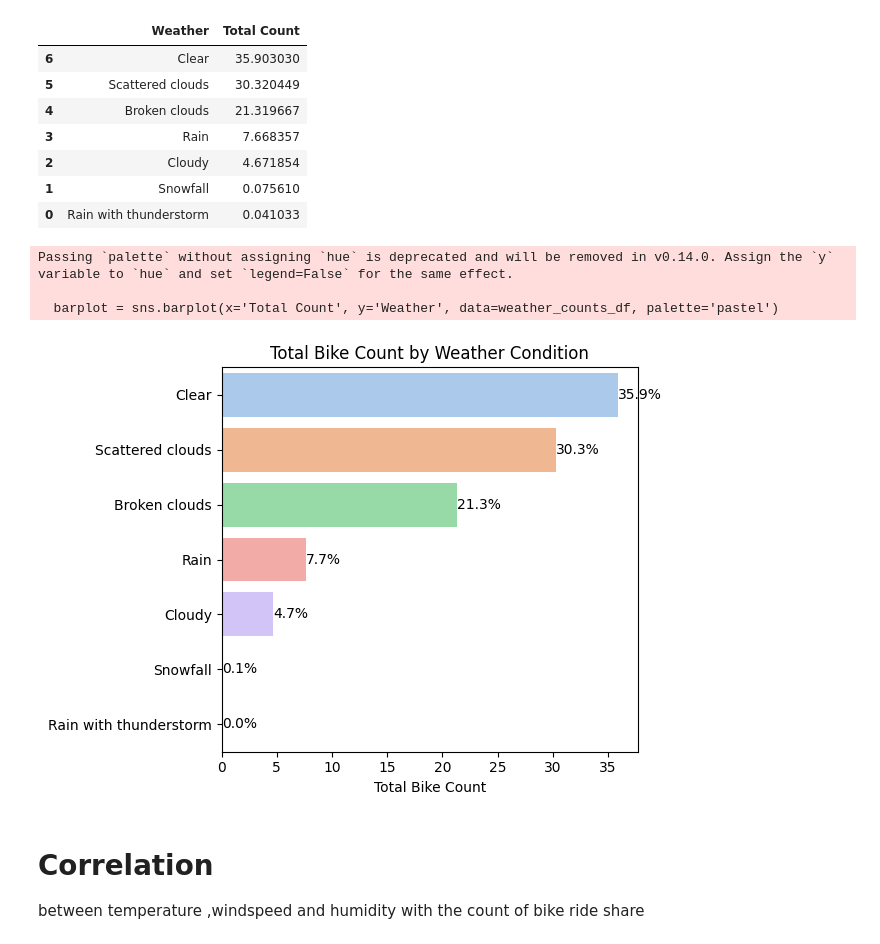
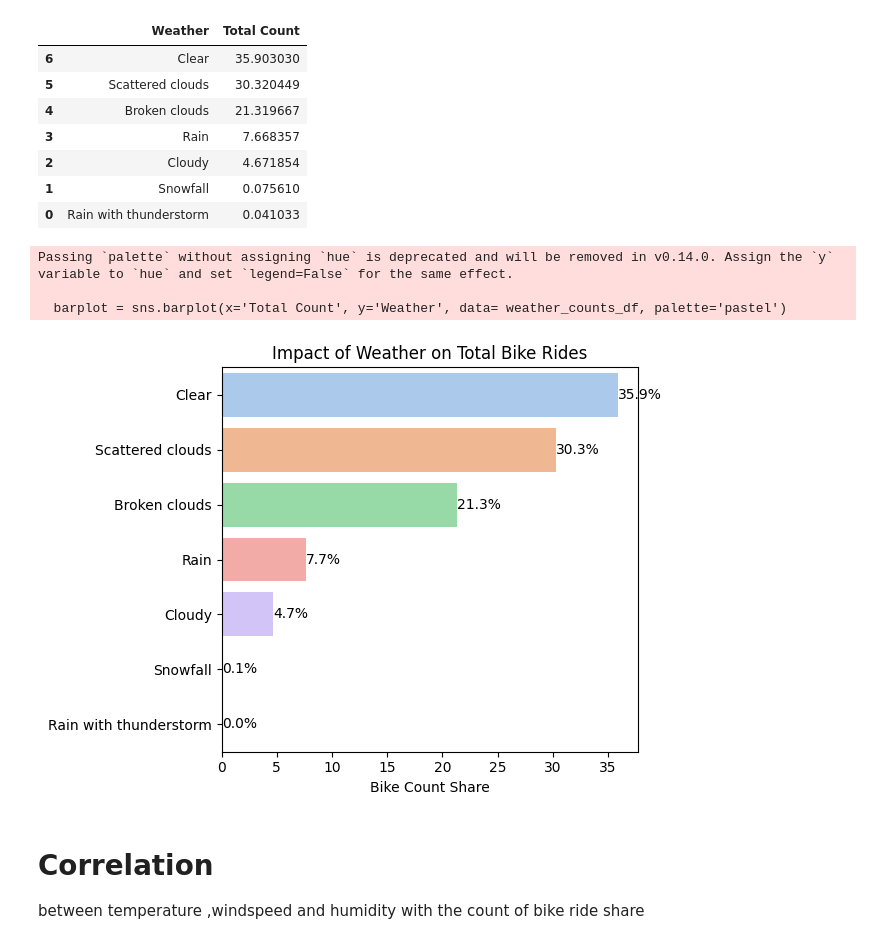
Before and after one commit to slxkv/Python_londonbike_EDA1, a Jupyter notebook: london_bike1.ipynb, the cells around one changed output. Cells and saved outputs as stored; diff of their text form; code cells hidden in the pictures.

```diff
--- a/london_bike1.ipynb
+++ b/london_bike1.ipynb
@@ -289,27 +289,27 @@ weather_counts_df
 # %%
 sns.set_style= "whitegrid"
 
 # Create a horizontal bar plot using Seaborn
 barplot = sns.barplot(x='Total Count', y='Weather', data= weather_counts_df, palette='pastel')
 
 # Add labels and title
-plt.xlabel('Total Bike Count')
+plt.xlabel('Bike Count Share')
 plt.ylabel('')
-plt.title('Total Bike Count by Weather Condition')
+plt.title('Impact of Weather on Total Bike Rides')
 
 # Annotate each bar with the count
 for index, value in enumerate(weather_counts_df['Total Count']):
     plt.text(value, index, f'{value:,.1f}%', va='center')
 
 
 # Display the plot
 plt.tight_layout()
 plt.show()
 # %% [output]
 Passing `palette` without assigning `hue` is deprecated and will be removed in v0.14.0. Assign the `y` variable to `hue` and set `legend=False` for the same effect.
 
-  barplot = sns.barplot(x='Total Count', y='Weather', data=weather_counts_df, palette='pastel')
+  barplot = sns.barplot(x='Total Count', y='Weather', data= weather_counts_df, palette='pastel')
-[figure, old version]
+[figure, new version]
 # %% [markdown]
 # Correlation
 between temperature ,windspeed and humidity with the count of bike ride share
```
Also changed, not shown: parts of 3 cells of this notebook, 6 other files.
